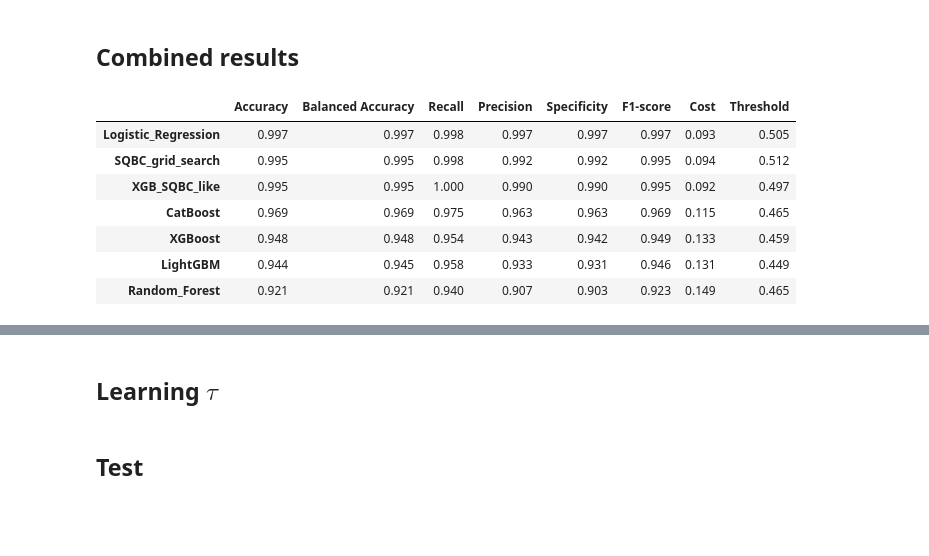
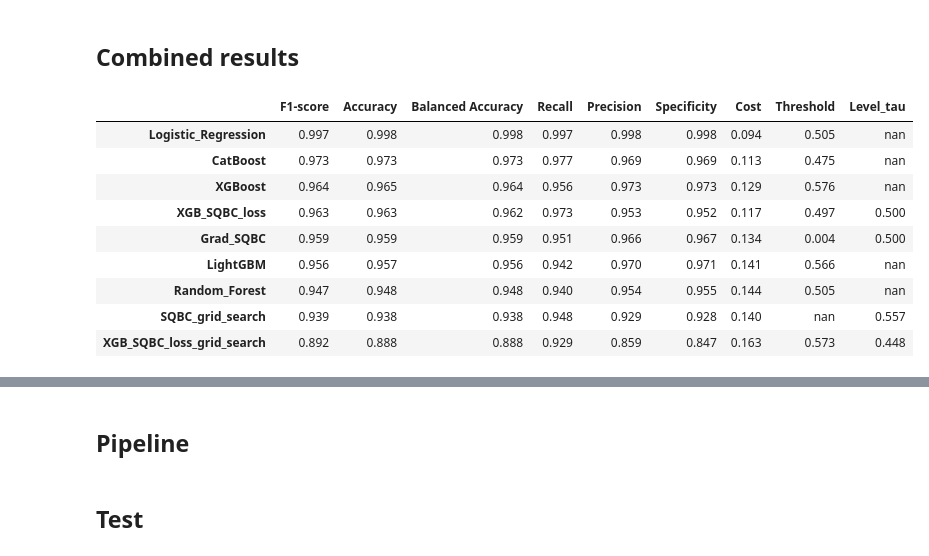
Before and after one commit to Lauryne-Moyse/MSc_Code_Public, a Jupyter notebook: Code_project.ipynb, the cells around one changed output, grey strips where cells are left out. Cells and saved outputs as stored; diff of their text form; code cells hidden in the pictures; blank space fills up the shorter version.

Commit message:
First results

```diff
--- a/Code_project.ipynb
+++ b/Code_project.ipynb
@@ -124,7 +140,7 @@ X_fraud = scaler.fit_transform(X_fraud)
 # %% [markdown]
 ### Synthetic data generation
 # %%
-def generate_dataset(n_samples=10000, n_features=10, p=0.1, random_state=0):
+def generate_dataset(n_samples=10000, n_features=20, p=0.1, random_state=0):
     """
     Generates a binary classification dataset where y depends on X.
     The positive class has proportion ~p.
@@ -308,6 +334,8 @@ class SQBC(BaseEstimator):
 
     # Predict Y by thresholding quantile of Y*
     def predict(self, X):
+        if not self.models:
+            raise ValueError("Model has not been fitted yet.")
         f = np.sum([self.eta * m.predict(X) for m in self.models], axis=0)
         return (f >= self.t).astype(int)
 
@@ -528,4 +539 @@ def pipeline_sota(X_train, y_train, X_test, y_test, opt_metric="F1-score", score
-# %%
-with open("res_soa_05.pkl", "wb") as f:
-    pickle.dump((nom, age, notes), f)
 # %%
@@ -1216,0 +1279,12 @@ with open("resultats_grid_xgb_sqbc.pkl", "wb") as f:
+# %%
+def train_eval_grad_sqbc(X, y, X_test, y_test, theta=0, alpha=0.5, h=0.1, opt_metric=f1_score):
+
+    model = GradSQBC(theta=theta, alpha=alpha, h=h)
+
+    metrics, threshold = optimize_threshold_sqbc(model, X, y, X_test, y_test, opt_metric=opt_metric)
+
+    metrics["Threshold"] = round(threshold, 3)
+    metrics["Level_tau"] = round(model.tau, 3)
+    #print(metrics)
+
+    return metrics
@@ -1217,31 +1335,36 @@ with open("resultats_grid_xgb_sqbc.pkl", "wb") as f:
 # %% [markdown]
 ## Combined results
 # %%
-combine_results(res_soa_05, [sqbc_metrics_05, xgb_sqbc_metrics_05, grid_xgb_sqbc_metrics_05],
-                            model_names=["SQBC_grid_search", "XGB_SQBC_like", "XGB_SQBC_like_grid_search"])
-combine_results(res_soa_01, [sqbc_metrics_01, xgb_sqbc_metrics_01, grid_xgb_sqbc_metrics_01],
-                            model_names=["SQBC_grid_search", "XGB_SQBC_like", "XGB_SQBC_like_grid_search"])
-combine_results(res_soa_005, [sqbc_metrics_005, xgb_sqbc_metrics_005,  grid_xgb_sqbc_metrics_005],
-                            model_names=["SQBC_grid_search", "XGB_SQBC_like", "XGB_SQBC_like_grid_search"])
-combine_results(res_soa_002, [sqbc_metrics_002, xgb_sqbc_metrics_002,  grid_xgb_sqbc_metrics_002],
-                            model_names=["SQBC_grid_search", "XGB_SQBC_like", "XGB_SQBC_like_grid_search"])
-combine_results(res_soa_001, [sqbc_metrics_001, xgb_sqbc_metrics_001,  grid_xgb_sqbc_metrics_001],
-                            model_names=["SQBC_grid_search", "XGB_SQBC_like", "XGB_SQBC_like_grid_search"])
+model_names=["XGBoost", "LightGBM", "CatBoost", "Random_Forest", "Logistic_Regression",
+            "SQBC_grid_search", "XGB_SQBC_loss", "XGB_SQBC_loss_grid_search", "Grad_SQBC"]
 
-combine_results(res_soa_sheart, [sqbc_metrics_sheart, xgb_sqbc_metrics_sheart, grid_xgb_sqbc_metrics_sheart],
-                            model_names=["SQBC_grid_search", "XGB_SQBC_like", "XGB_SQBC_like_grid_search"])
-combine_results(res_soa_churn, [sqbc_metrics_churn, xgb_sqbc_metrics_churn, grid_xgb_sqbc_metrics_churn],
-                            model_names=["SQBC_grid_search", "XGB_SQBC_like", "XGB_SQBC_like_grid_search"])
-combine_results(res_soa_heart, [sqbc_metrics_heart, xgb_sqbc_metrics_heart,  grid_xgb_sqbc_metrics_heart],
-                            model_names=["SQBC_grid_search", "XGB_SQBC_like", "XGB_SQBC_like_grid_search"])
-combine_results(res_soa_fraud, [sqbc_metrics_fraud, xgb_sqbc_metrics_fraud,  grid_xgb_sqbc_metrics_fraud],
-                            model_names=["SQBC_grid_search", "XGB_SQBC_like", "XGB_SQBC_like_grid_search"])
+combine_results(soa_metrics_05+[grid_sqbc_metrics_05, xgb_sqbc_metrics_05, grid_xgb_sqbc_metrics_05, grad_sqbc_metrics_05],
+                            model_names=model_names)
+combine_results(soa_metrics_01+[grid_sqbc_metrics_01, xgb_sqbc_metrics_01, grid_xgb_sqbc_metrics_01, grad_sqbc_metrics_01],
+                            model_names=model_names)
+combine_results(soa_metrics_005+[grid_sqbc_metrics_005, xgb_sqbc_metrics_005,  grid_xgb_sqbc_metrics_005, grad_sqbc_metrics_005],
+                            model_names=model_names)
+combine_results(soa_metrics_002+[grid_sqbc_metrics_002, xgb_sqbc_metrics_002,  grid_xgb_sqbc_metrics_002, grad_sqbc_metrics_002],
+                            model_names=model_names)
+combine_results(soa_metrics_001+[grid_sqbc_metrics_001, xgb_sqbc_metrics_001,  grid_xgb_sqbc_metrics_001, grad_sqbc_metrics_001],
+                            model_names=model_names)
+
+combine_results(soa_metrics_sheart+[grid_sqbc_metrics_sheart, xgb_sqbc_metrics_sheart, grid_xgb_sqbc_metrics_sheart, grad_sqbc_metrics_sheart],
+                            model_names=model_names)
+combine_results(soa_metrics_churn+[grid_sqbc_metrics_churn, xgb_sqbc_metrics_churn, grid_xgb_sqbc_metrics_churn, grad_sqbc_metrics_churn],
+                            model_names=model_names)
+combine_results(soa_metrics_heart+[grid_sqbc_metrics_heart, xgb_sqbc_metrics_heart,  grid_xgb_sqbc_metrics_heart, grad_sqbc_metrics_heart],
+                            model_names=model_names)
+combine_results(soa_metrics_fraud+[grid_sqbc_metrics_fraud, xgb_sqbc_metrics_fraud,  grid_xgb_sqbc_metrics_fraud, grad_sqbc_metrics_fraud],
+                            model_names=model_names)
 # %% [output]
-|  | Accuracy | Balanced Accuracy | Recall | Precision | Specificity | F1-score | Cost | Threshold |
-| Logistic_Regression | 0.997 | 0.997 | 0.998 | 0.997 | 0.997 | 0.997 | 0.093 | 0.505 |
-| SQBC_grid_search | 0.995 | 0.995 | 0.998 | 0.992 | 0.992 | 0.995 | 0.094 | 0.512 |
-| XGB_SQBC_like | 0.995 | 0.995 | 1.000 | 0.990 | 0.990 | 0.995 | 0.092 | 0.497 |
-| CatBoost | 0.969 | 0.969 | 0.975 | 0.963 | 0.963 | 0.969 | 0.115 | 0.465 |
-| XGBoost | 0.948 | 0.948 | 0.954 | 0.943 | 0.942 | 0.949 | 0.133 | 0.459 |
-| LightGBM | 0.944 | 0.945 | 0.958 | 0.933 | 0.931 | 0.946 | 0.131 | 0.449 |
-| Random_Forest | 0.921 | 0.921 | 0.940 | 0.907 | 0.903 | 0.923 | 0.149 | 0.465 |
+|  | F1-score | Accuracy | Balanced Accuracy | Recall | Precision | Specificity | Cost | Threshold | Level_tau |
+| Logistic_Regression | 0.997 | 0.998 | 0.998 | 0.997 | 0.998 | 0.998 | 0.094 | 0.505 | nan |
+| CatBoost | 0.973 | 0.973 | 0.973 | 0.977 | 0.969 | 0.969 | 0.113 | 0.475 | nan |
+| XGBoost | 0.964 | 0.965 | 0.964 | 0.956 | 0.973 | 0.973 | 0.129 | 0.576 | nan |
+| XGB_SQBC_loss | 0.963 | 0.963 | 0.962 | 0.973 | 0.953 | 0.952 | 0.117 | 0.497 | 0.500 |
+| Grad_SQBC | 0.959 | 0.959 | 0.959 | 0.951 | 0.966 | 0.967 | 0.134 | 0.004 | 0.500 |
+| LightGBM | 0.956 | 0.957 | 0.956 | 0.942 | 0.970 | 0.971 | 0.141 | 0.566 | nan |
+| Random_Forest | 0.947 | 0.948 | 0.948 | 0.940 | 0.954 | 0.955 | 0.144 | 0.505 | nan |
+| SQBC_grid_search | 0.939 | 0.938 | 0.938 | 0.948 | 0.929 | 0.928 | 0.140 | nan | 0.557 |
+| XGB_SQBC_loss_grid_search | 0.892 | 0.888 | 0.888 | 0.929 | 0.859 | 0.847 | 0.163 | 0.573 | 0.448 |
@@ -1280,2 +1451,2 @@ combine_results(res_soa_fraud, [sqbc_metrics_fraud, xgb_sqbc_metrics_fraud,  gri
 # %% [markdown]
-## Learning $\tau$
+## Pipeline
```
Also changed, not shown: parts of 29 cells of this notebook, 10 other files.
